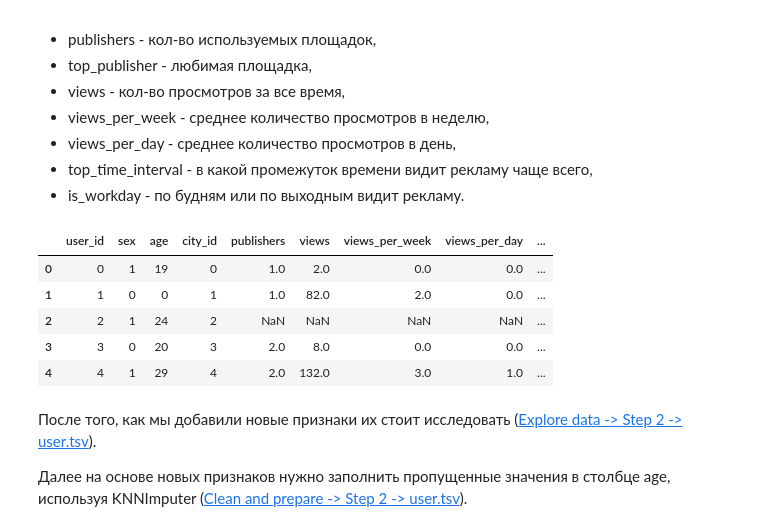
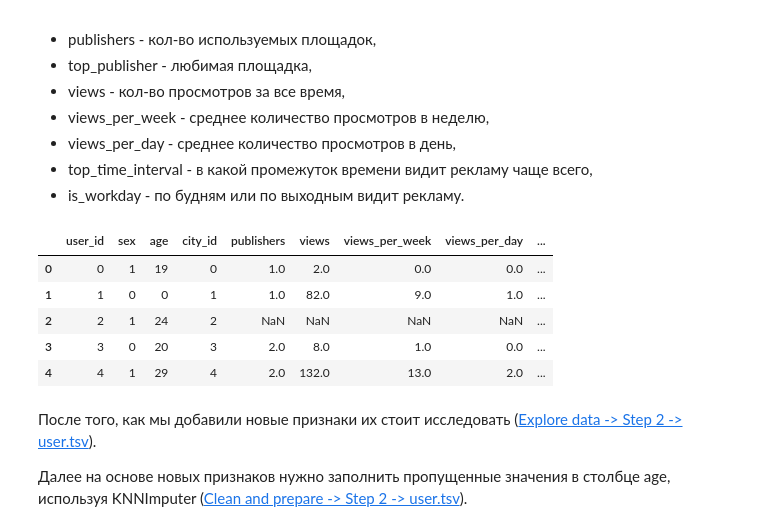
Before and after one commit to EgorChernov5/VILLKA, a Jupyter notebook: notebooks/pretty_preprocessing.ipynb, the cells around one changed output. Drawn from its saved outputs; the diff is of its cells as text; code cells hidden in the pictures.

```diff
--- a/notebooks/pretty_preprocessing.ipynb
+++ b/notebooks/pretty_preprocessing.ipynb
@@ -81,0 +240,6 @@ ct = make_column_transformer(
+# %%
+ext_user_ds = pd.read_csv(user_ds_path)
+ext_history_ds = pd.read_csv(history_ds_path)
+validate_ds = pd.read_csv(validate_ds_path, sep="\t")
+
+validate_answers_ds = pd.read_csv(validate_answers_ds_path, sep="\t")
@@ -468,9 +735,9 @@ user_ds.head()
 # %%
 mask = (user_ds["age"] != 0) & (user_ds["age"] < 90)
-age_mean = round(np.mean(user_ds.loc[mask, "age"]))
+age_median = round(np.median(user_ds.loc[mask, "age"]))
 
 mask = user_ds["age"] >= 90
-user_ds.loc[mask, "age"] = age_mean
+user_ds.loc[mask, "age"] = age_median
 user_ds["age"].describe()
 # %% [output]
 count    27769.000000
@@ -581,5 +864,6 @@ inversed_feature.head()
 # %%
 ext_user_ds.loc[inversed_feature.index, inversed_feature.columns] = inversed_feature
+ext_user_ds["age"] = round(ext_user_ds["age"])
 ext_user_ds.head()
 # %% [output]
 |  | user_id | sex | age | city_id | publishers | views | views_per_week | views_per_day | ... |
@@ -626,11 +912,11 @@ ___
 - top_time_interval - в какой промежуток времени видит рекламу чаще всего,
 - is_workday - по будням или по выходным видит рекламу.
 # %%
-def get_interval_views(ds, step):
+def get_interval_views(ds, history, step):
     interval_views = []
     start_hour = 0
-    for end_hour in range(24, history_ds["hour"].max(), step):
-        mask = (ds["hour"] >= start_hour) & (ds["hour"] < hour_end)
+    for end_hour in range(24, history["hour"].max(), step):
+        mask = (ds["hour"] >= start_hour) & (ds["hour"] < end_hour)
         interval_views.append(len(ds.loc[mask]))
         start_hour = end_hour
 
@@ -639,39 +925,39 @@ def get_interval_views(ds, step):
 new_features = {
     "user_id": [],
     "publishers": [],
     "views": [],
     "views_per_week": [],
     "views_per_day": [],
     "top_time_interval": [],
     "is_workday": []
 }
 users_history_ds = history_ds.groupby("user_id")
 for user_id, user_history_ds in tqdm(users_history_ds, total=len(users_history_ds)):
     publishers = len(user_history_ds["publisher"].unique())
     views = len(user_history_ds)
-    views_per_week = round(np.mean(get_interval_views(user_history_ds, step=24*7)))
-    views_per_day = round(np.mean(get_interval_views(user_history_ds, step=24)))
+    views_per_week = round(np.mean(get_interval_views(user_history_ds, history_ds, step=24*7)))
+    views_per_day = round(np.mean(get_interval_views(user_history_ds, history_ds, step=24)))
     top_time_interval = np.cos(2*np.pi*user_history_ds["daytime"].mode()[0]/24)
     is_workday = 1 if user_history_ds["weekday"].mode()[0] <= 4 else 0
 
     new_features["user_id"].append(user_id)
     new_features["publishers"].append(publishers)
     new_features["views"].append(views)
     new_features["views_per_week"].append(views_per_week)
     new_features["views_per_day"].append(views_per_day)
     new_features["top_time_interval"].append(top_time_interval)
     new_features["is_workday"].append(is_workday)
 
 ext_user_ds = user_ds.copy()
 ext_user_ds = pd.merge(ext_user_ds, pd.DataFrame(new_features), how="left", on="user_id")
 ext_user_ds.head()
 # %% [output]
 |  | user_id | sex | age | city_id | publishers | views | views_per_week | views_per_day | ... |
 | 0 | 0 | 1 | 19 | 0 | 1.0 | 2.0 | 0.0 | 0.0 | ... |
-| 1 | 1 | 0 | 0 | 1 | 1.0 | 82.0 | 2.0 | 0.0 | ... |
+| 1 | 1 | 0 | 0 | 1 | 1.0 | 82.0 | 9.0 | 1.0 | ... |
 | 2 | 2 | 1 | 24 | 2 | NaN | NaN | NaN | NaN | ... |
-| 3 | 3 | 0 | 20 | 3 | 2.0 | 8.0 | 0.0 | 0.0 | ... |
-| 4 | 4 | 1 | 29 | 4 | 2.0 | 132.0 | 3.0 | 1.0 | ... |
+| 3 | 3 | 0 | 20 | 3 | 2.0 | 8.0 | 1.0 | 0.0 | ... |
+| 4 | 4 | 1 | 29 | 4 | 2.0 | 132.0 | 13.0 | 2.0 | ... |
 # %% [markdown]
 После того, как мы добавили новые признаки их стоит исследовать ([Explore data -> Step 2 -> user.tsv](#explore-data)).
 
```
Also changed, not shown: parts of 51 cells of this notebook.
